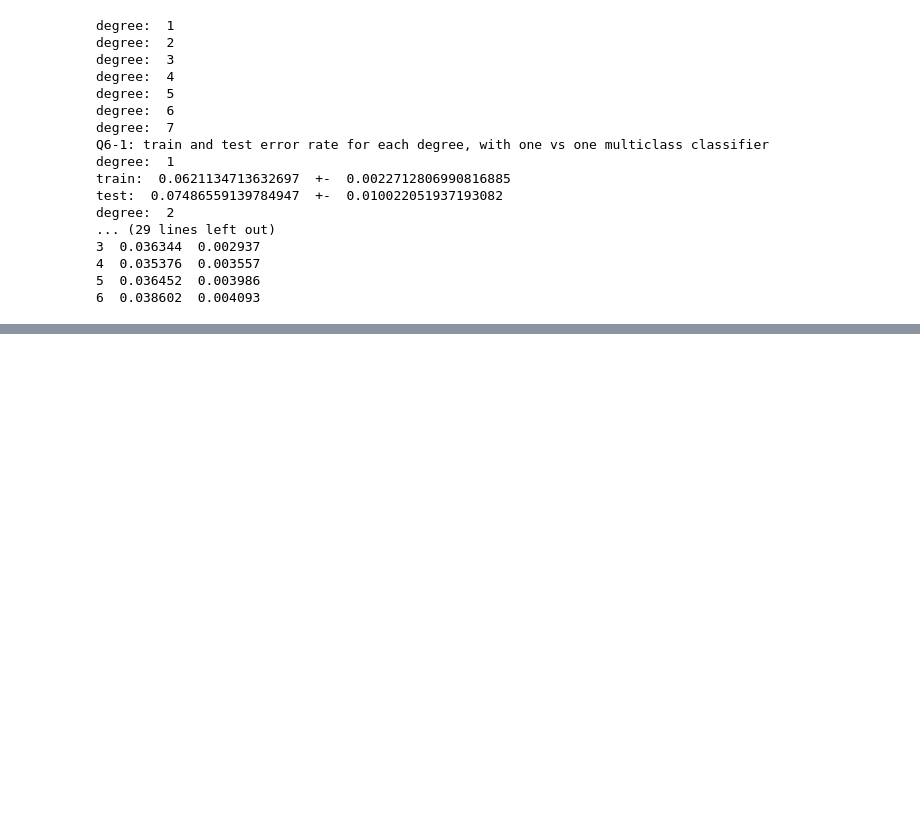
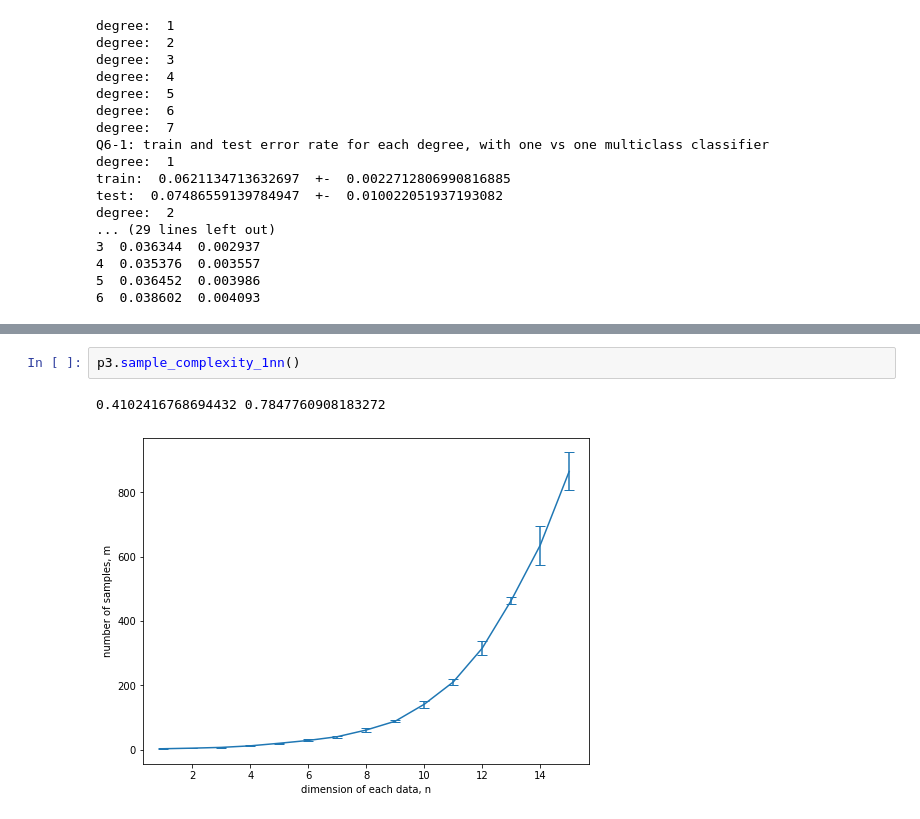
Before and after one commit to wangzican/COMP0078, a Jupyter notebook: CW2/cw2.ipynb, the cells around one changed output, grey strips where cells are left out. Saved outputs shown, nothing was run; the diff lists cells and outputs as text; blank space fills up the shorter version.

```diff
--- a/CW2/cw2.ipynb
+++ b/CW2/cw2.ipynb
@@ -172,0 +206,5 @@ KeyboardInterrupt:
+# %%
+p3.sample_complexity_1nn()
+# %% [output]
+0.4102416768694432 0.7847760908183272
+[figure, added]
```
Also changed, not shown: parts of 10 cells of this notebook, 11 other files.
